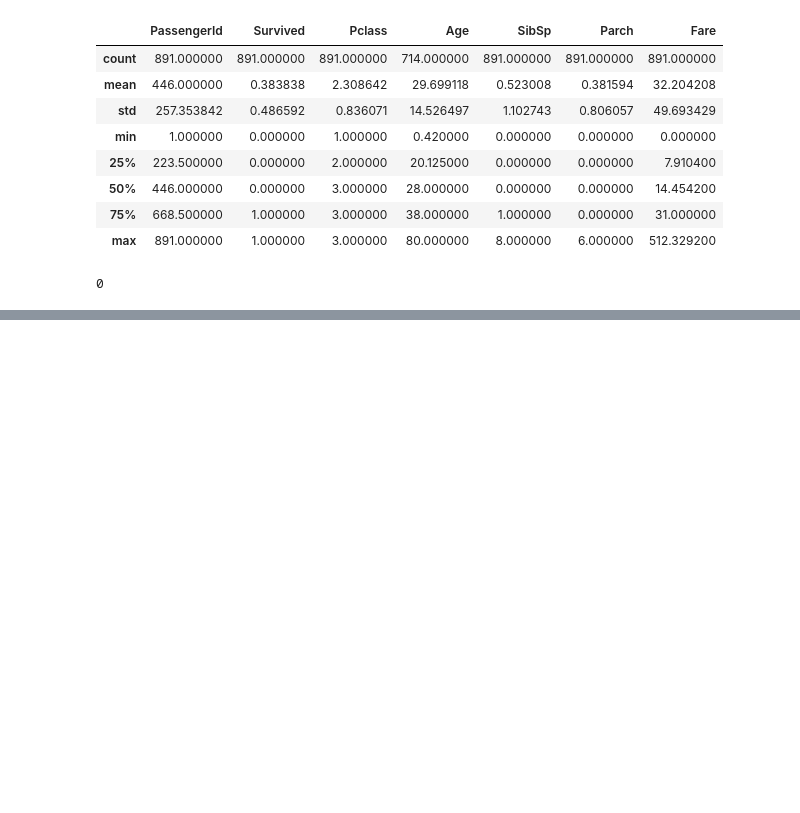
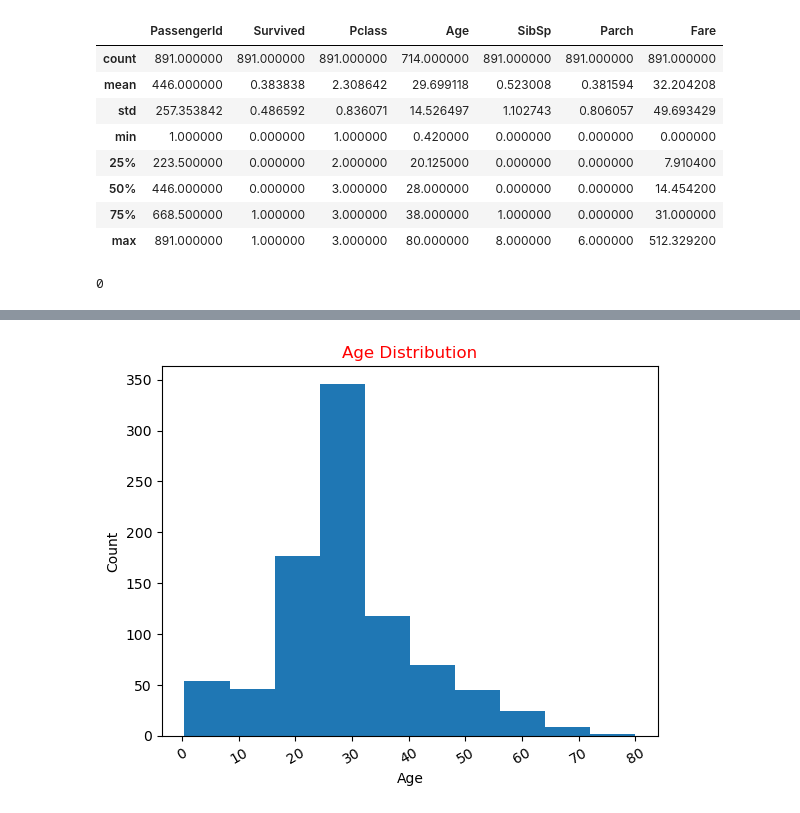
Before and after one commit to fizzle1759/Data-Exploration-using-Titanic-Data-set, a Jupyter notebook: Data Exploration.ipynb, the cells around one changed output, grey strips where cells are left out. Cells and saved outputs as stored; diff of their text form; code cells hidden in the pictures; blank space fills up the shorter version.

```diff
--- a/Data Exploration.ipynb
+++ b/Data Exploration.ipynb
@@ -114,0 +161,6 @@ dtype: int64
+# %%
+f = []
+for i in d:
+    if i not in ["Mr", "Mrs", "Miss", "Master"," Dr", "Rev"]:
+        i = "other"
+    f.append(i)
@@ -114,0 +276,9 @@ dtype: int64
+# %%
+df["Age"].plot(kind="hist")
+plt.title("Age Distribution",color="red")
+plt.ylabel("Count")
+plt.xlabel("Age")
+plt.xticks(rotation=30)
+plt.show()
+# %% [output]
+[figure, added]
```
Also changed, not shown: parts of 24 cells of this notebook.
